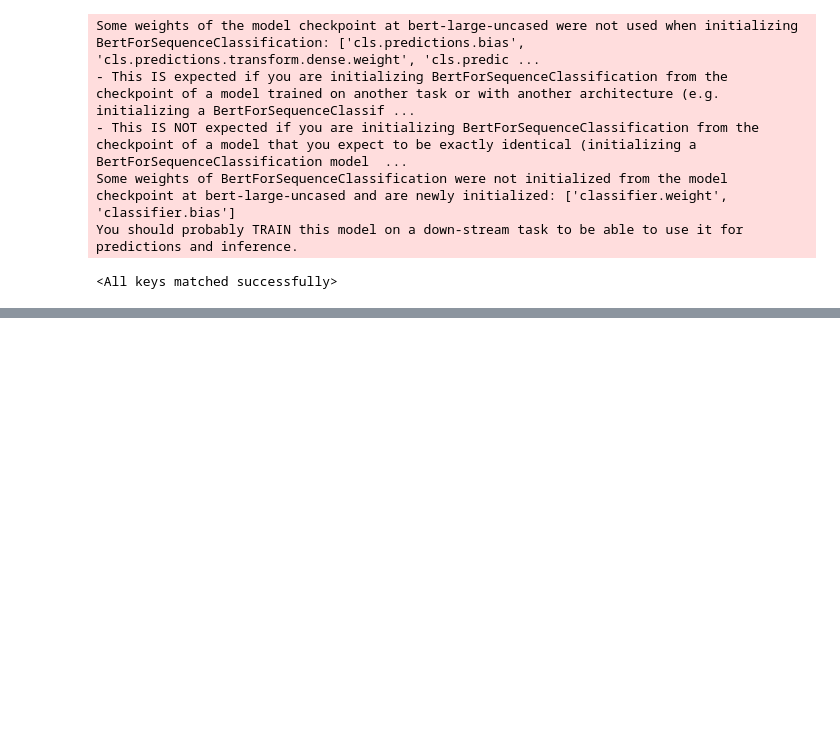
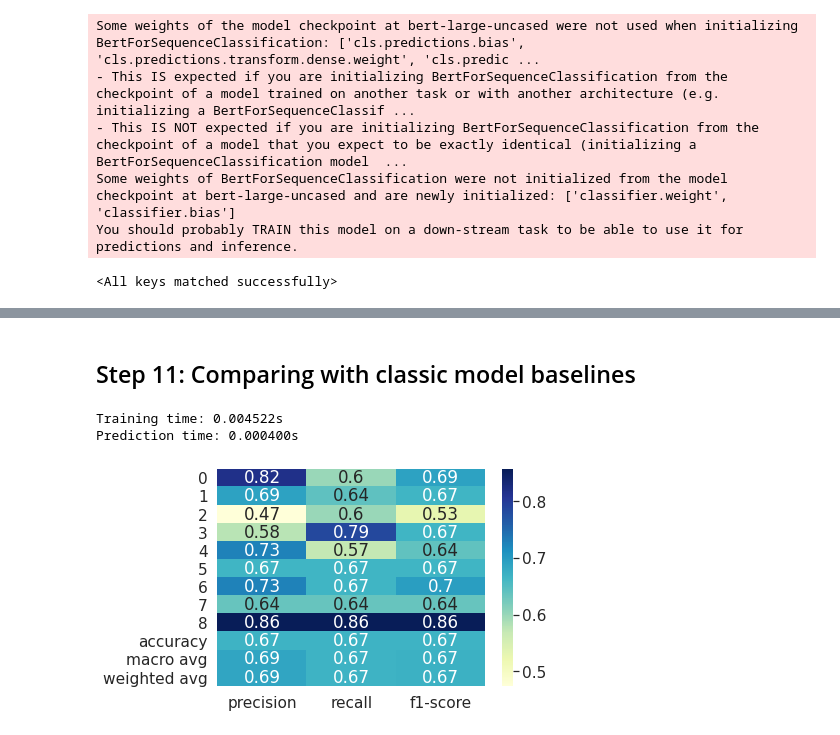
Before and after one commit to fryzhykau/BERT-employee-reviews-analysis, a Jupyter notebook: Employee_Review_Sentiment_Analysis_with_BERT.ipynb, the cells around one changed output, grey strips where cells are left out. Drawn from its saved outputs; the diff is of its cells as text; code cells hidden in the pictures; blank space fills up the shorter version.

```diff
--- a/Employee_Review_Sentiment_Analysis_with_BERT.ipynb
+++ b/Employee_Review_Sentiment_Analysis_with_BERT.ipynb
@@ -745,0 +732,2 @@ plt.show()
+# %% [markdown]
+## Step 11: Comparing with classic model baselines
@@ -745,0 +789,9 @@ plt.show()
+# %%
+#VAL: best scores so far
+mnb = MultinomialNB(alpha=.2)
+mnb_model = run_classifier_experiment(count_train_vectors, train_df.label, classifier = mnb)
+mnb_preds, mnb_labels = run_classifier_test(mnb_model, ml_count_vectors, ml_labels)
+# %% [output]
+Training time: 0.004522s
+Prediction time: 0.000400s
+[figure, added]
```
Also changed, not shown: parts of 37 cells of this notebook.
